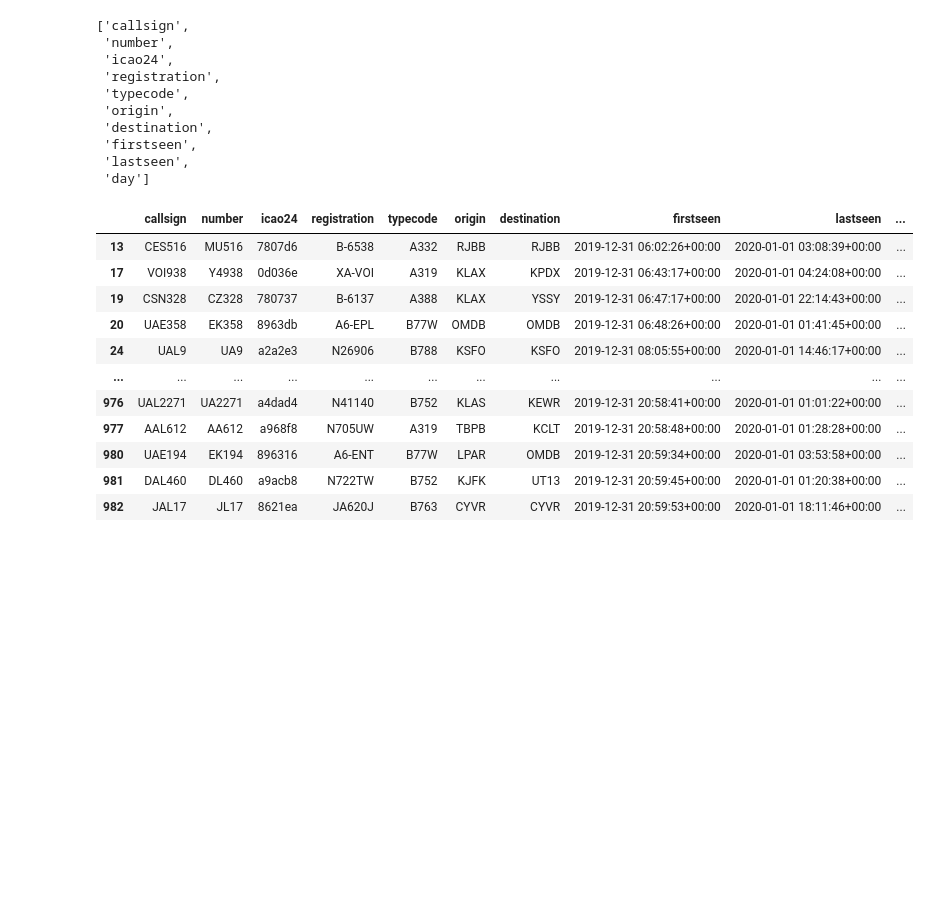
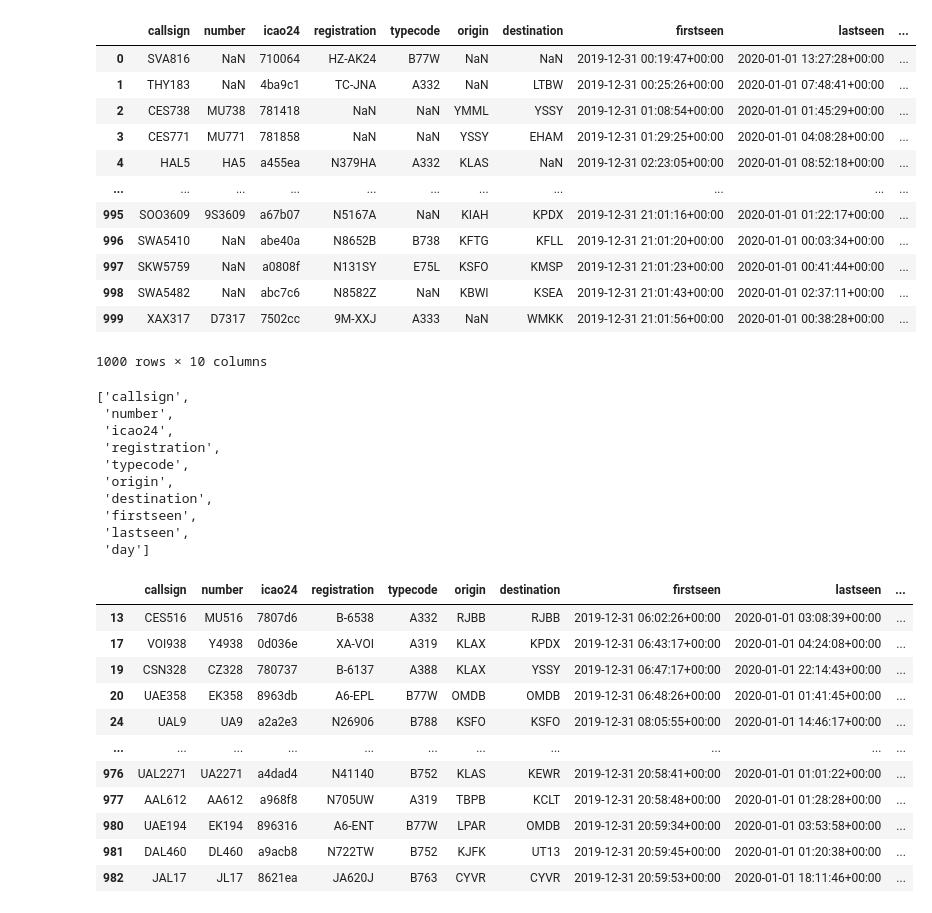
Before and after one commit to digbalajobi/ETL_Project, a Jupyter notebook: Flights.ipynb, the cells around one changed output. Saved outputs shown, nothing was run; the diff lists cells and outputs as text; code cells hidden in the pictures; blank space fills up the shorter version.

```diff
--- a/Flights.ipynb
+++ b/Flights.ipynb
@@ -6,8 +7,22 @@ import pandas as pd
 # %%
 #reading 100o rows from data
 data = pd.read_csv('flightlist.csv.gz', nrows=1000, compression='gzip',
                    error_bad_lines=False)
-print(data)
+data
+# %% [output]
+|  | callsign | number | icao24 | registration | typecode | origin | destination | firstseen | lastseen | ... |
+| 0 | SVA816 | NaN | 710064 | HZ-AK24 | B77W | NaN | NaN | 2019-12-31 00:19:47+00:00 | 2020-01-01 13:27:28+00:00 | ... |
+| 1 | THY183 | NaN | 4ba9c1 | TC-JNA | A332 | NaN | LTBW | 2019-12-31 00:25:26+00:00 | 2020-01-01 07:48:41+00:00 | ... |
+| 2 | CES738 | MU738 | 781418 | NaN | NaN | YMML | YSSY | 2019-12-31 01:08:54+00:00 | 2020-01-01 01:45:29+00:00 | ... |
+| 3 | CES771 | MU771 | 781858 | NaN | NaN | YSSY | EHAM | 2019-12-31 01:29:25+00:00 | 2020-01-01 04:08:28+00:00 | ... |
+| 4 | HAL5 | HA5 | a455ea | N379HA | A332 | KLAS | NaN | 2019-12-31 02:23:05+00:00 | 2020-01-01 08:52:18+00:00 | ... |
+| ... | ... | ... | ... | ... | ... | ... | ... | ... | ... | ... |
+| 995 | SOO3609 | 9S3609 | a67b07 | N5167A | NaN | KIAH | KPDX | 2019-12-31 21:01:16+00:00 | 2020-01-01 01:22:17+00:00 | ... |
+| 996 | SWA5410 | NaN | abe40a | N8652B | B738 | KFTG | KFLL | 2019-12-31 21:01:20+00:00 | 2020-01-01 00:03:34+00:00 | ... |
+| 997 | SKW5759 | NaN | a0808f | N131SY | E75L | KSFO | KMSP | 2019-12-31 21:01:23+00:00 | 2020-01-01 00:41:44+00:00 | ... |
+| 998 | SWA5482 | NaN | abc7c6 | N8582Z | NaN | KBWI | KSEA | 2019-12-31 21:01:43+00:00 | 2020-01-01 02:37:11+00:00 | ... |
+| 999 | XAX317 | D7317 | 7502cc | 9M-XXJ | A333 | NaN | WMKK | 2019-12-31 21:01:56+00:00 | 2020-01-01 00:38:28+00:00 | ... |
+1000 rows × 10 columns
 # %%
 #column list
 list(data)
```
Also changed, not shown: parts of 7 cells of this notebook.
